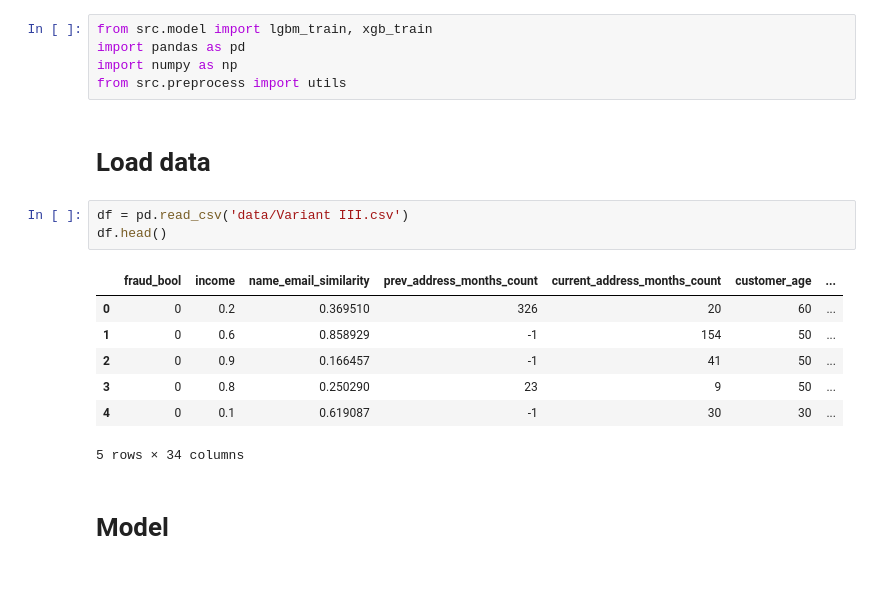
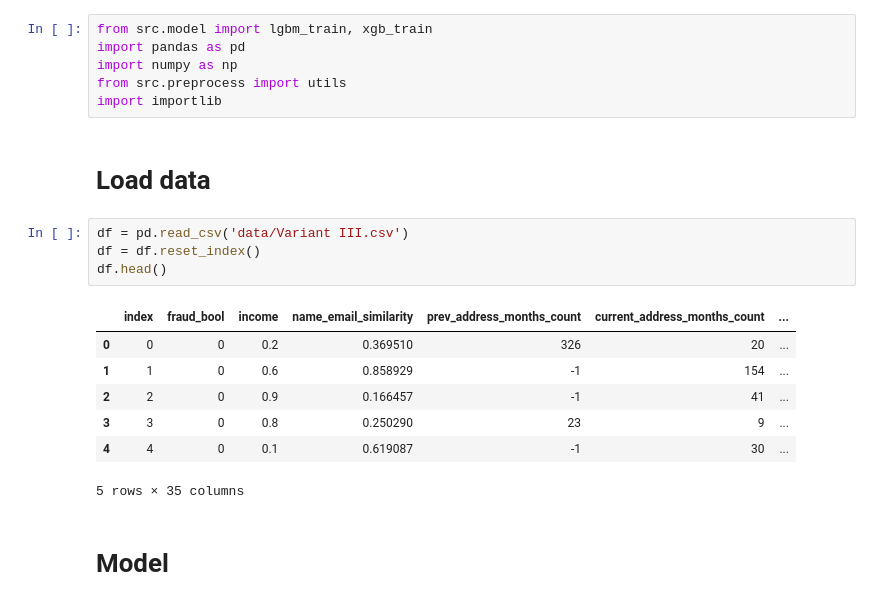
Before and after one commit to KieuSonTung/BankFraudDetection, a Jupyter notebook: main.ipynb, the cells around one changed output. Cells and saved outputs as stored; diff of their text form.

```diff
--- a/main.ipynb
+++ b/main.ipynb
@@ -3,19 +3,21 @@ from src.model import lgbm_train, xgb_train
 import pandas as pd
 import numpy as np
 from src.preprocess import utils
+import importlib
 # %% [markdown]
 # Load data
 # %%
 df = pd.read_csv('data/Variant III.csv')
+df = df.reset_index()
 df.head()
 # %% [output]
-|  | fraud_bool | income | name_email_similarity | prev_address_months_count | current_address_months_count | customer_age | ... |
-| 0 | 0 | 0.2 | 0.369510 | 326 | 20 | 60 | ... |
-| 1 | 0 | 0.6 | 0.858929 | -1 | 154 | 50 | ... |
-| 2 | 0 | 0.9 | 0.166457 | -1 | 41 | 50 | ... |
-| 3 | 0 | 0.8 | 0.250290 | 23 | 9 | 50 | ... |
-| 4 | 0 | 0.1 | 0.619087 | -1 | 30 | 30 | ... |
+|  | index | fraud_bool | income | name_email_similarity | prev_address_months_count | current_address_months_count | ... |
+| 0 | 0 | 0 | 0.2 | 0.369510 | 326 | 20 | ... |
+| 1 | 1 | 0 | 0.6 | 0.858929 | -1 | 154 | ... |
+| 2 | 2 | 0 | 0.9 | 0.166457 | -1 | 41 | ... |
+| 3 | 3 | 0 | 0.8 | 0.250290 | 23 | 9 | ... |
+| 4 | 4 | 0 | 0.1 | 0.619087 | -1 | 30 | ... |
-5 rows × 34 columns
+5 rows × 35 columns
 # %% [markdown]
 # Model
 # %%
```
Also changed, not shown: parts of 13 cells of this notebook, 2 other files.
